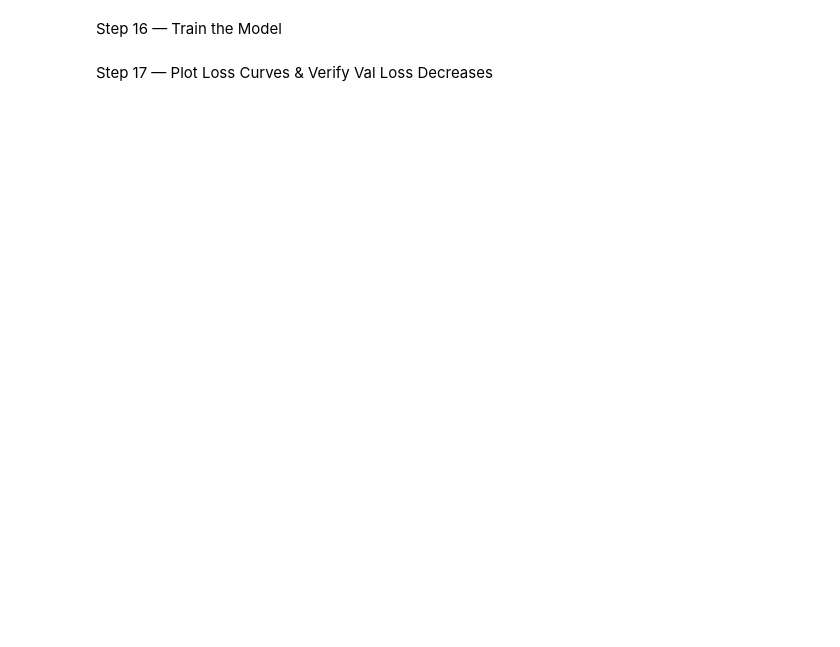
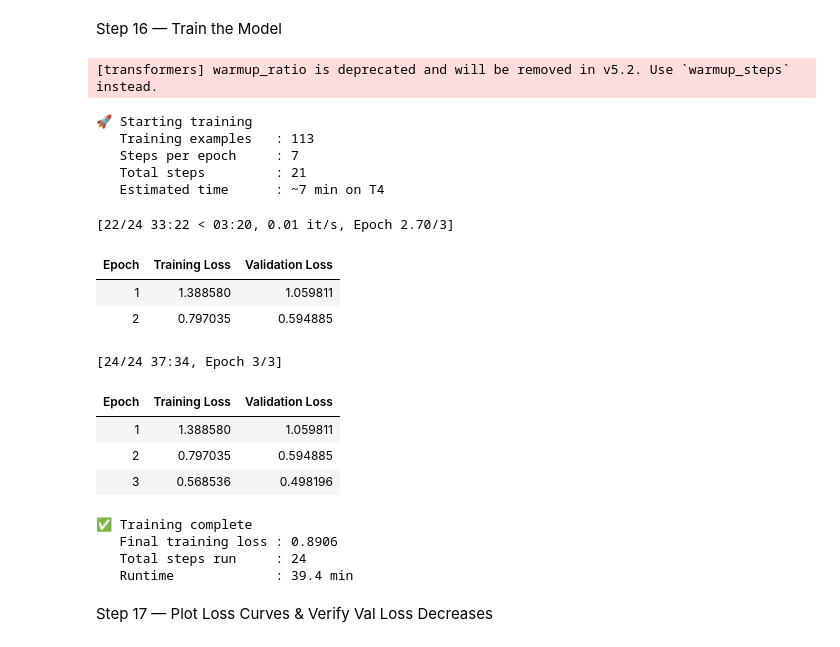
Before and after one commit to kasiranaweera/CDAZZDEV-MLE-KasiRanaweera, a Jupyter notebook: task2_genai/CDAZZDEV_Task2_Generative_AI.ipynb, the cells around one changed output. Saved outputs shown, nothing was run; the diff lists cells and outputs as text; code cells hidden in the pictures; blank space fills up the shorter version.

Commit message:
feat(task-2): complete Task 2 pipeline, QLoRA training, evaluations, validation, and documentation

```diff
--- a/task2_genai/CDAZZDEV_Task2_Generative_AI.ipynb
+++ b/task2_genai/CDAZZDEV_Task2_Generative_AI.ipynb
@@ -89,7 +87,7 @@ Step 3 — Constants & Configuration
 # Hyperparameter justifications are in the markdown cell
 
 # ---- Model IDs ----
-TEACHER_MODEL_ID  = "llama3-70b-8192"                    # Groq — data generation only
+TEACHER_MODEL_ID  = "openai/gpt-oss-120b"           # Groq — data generation only | "llama-3.3-70b-versatile"
 STUDENT_MODEL_ID  = "microsoft/Phi-3-mini-4k-instruct"   # Student — to be fine-tuned
 # NOTE: Teacher ≠ Student (rubric requirement)
 
@@ -819,6 +963,7 @@ Step 13 — Load Model with 4-bit NF4 Quantization
 # AI-ASSISTED: Claude (claude-sonnet-4-6),
 # Prompt: 'BitsAndBytesConfig NF4 double quant for Phi-3-mini',
 # Date: 2026-05-10
+
 
 from transformers import (
     AutoTokenizer,
@@ -848,10 +993,9 @@ model = AutoModelForCausalLM.from_pretrained(
     STUDENT_MODEL_ID,
     quantization_config=bnb_config,
     device_map="auto",
-    trust_remote_code=True,
-    token=HF_TOKEN,
-    torch_dtype=torch.bfloat16,
-    attn_implementation="eager"       # Avoids flash-attn OOM spikes on T4
+    trust_remote_code=False,   # ← add this line
+    attn_implementation="eager",  # ← add this too (suppresses flash-attn warning)
+    dtype=torch.float16,
 )
 model.config.use_cache      = False   # Disable KV-cache during training
 model.config.pretraining_tp = 1       # Tensor parallelism = 1 for single GPU
@@ -897,6 +1058,20 @@ Step 15 — Initialize W&B
 # Screenshot the W&B dashboard and embed below (Cell 17)
 
 import wandb
+import json
+
+TRAIN_PATH = f"{DATA_DIR}/train.jsonl"
+VAL_PATH   = f"{DATA_DIR}/val.jsonl"
+TEST_PATH  = f"{DATA_DIR}/test.jsonl"
+
+def load_jsonl_list(path):
+    with open(path) as f:
+        return [json.loads(line) for line in f]
+
+train_data = load_jsonl_list(TRAIN_PATH)
+val_data   = load_jsonl_list(VAL_PATH)
+test_data  = load_jsonl_list(TEST_PATH)
+formatted  = train_data + val_data + test_data
 
 wandb.login(key=WANDB_API_KEY)
 run = wandb.init(
@@ -958,7 +1149,7 @@ training_args = SFTConfig(
     warmup_ratio=WARMUP_RATIO,
 
     # ---- Memory optimization ----
-    max_seq_length=MAX_SEQ_LENGTH,
+    max_length=MAX_SEQ_LENGTH,
     gradient_checkpointing=True,      # Recompute activations in backward (saves VRAM)
     fp16=False,
     bf16=True,
@@ -976,34 +1167,54 @@ training_args = SFTConfig(
     dataloader_num_workers=0,         # Colab: 0 for stability
     packing=False,                    # Off: prevents cross-example context leakage
     dataset_text_field="messages",
 
     # ---- Tracking ----
     report_to="wandb",
     run_name="phi3-mini-qlora-mental-health",
 )
 
 trainer = SFTTrainer(
     model=model,
     args=training_args,
     train_dataset=train_dataset,
     eval_dataset=val_dataset,
     processing_class=tokenizer,
-    peft_config=lora_config,
+    # peft_config=lora_config,
 )
 
 total_steps = (len(train_dataset) // (BATCH_SIZE * GRAD_ACCUM_STEPS)) * NUM_EPOCHS
 print(f"🚀 Starting training")
 print(f"   Training examples   : {len(train_dataset)}")
 print(f"   Steps per epoch     : {len(train_dataset) // (BATCH_SIZE * GRAD_ACCUM_STEPS)}")
 print(f"   Total steps         : {total_steps}")
 print(f"   Estimated time      : ~{total_steps * 20 // 60} min on T4\n")
 
 train_result = trainer.train()
 
 print(f"\n✅ Training complete")
 print(f"   Final training loss : {train_result.training_loss:.4f}")
 print(f"   Total steps run     : {train_result.global_step}")
 print(f"   Runtime             : {train_result.metrics.get('train_runtime', 0)/60:.1f} min")
+# %% [output]
+[transformers] warmup_ratio is deprecated and will be removed in v5.2. Use `warmup_steps` instead.
+🚀 Starting training
+   Training examples   : 113
+   Steps per epoch     : 7
+   Total steps         : 21
+   Estimated time      : ~7 min on T4
+[22/24 33:22 < 03:20, 0.01 it/s, Epoch 2.70/3]
+| Epoch | Training Loss | Validation Loss |
+| 1 | 1.388580 | 1.059811 |
+| 2 | 0.797035 | 0.594885 |
+[24/24 37:34, Epoch 3/3]
+| Epoch | Training Loss | Validation Loss |
+| 1 | 1.388580 | 1.059811 |
+| 2 | 0.797035 | 0.594885 |
+| 3 | 0.568536 | 0.498196 |
+✅ Training complete
+   Final training loss : 0.8906
+   Total steps run     : 24
+   Runtime             : 39.4 min
 # %% [markdown]
 Step 17 — Plot Loss Curves & Verify Val Loss Decreases
 # %%
```
Also changed, not shown: parts of 30 cells of this notebook.
